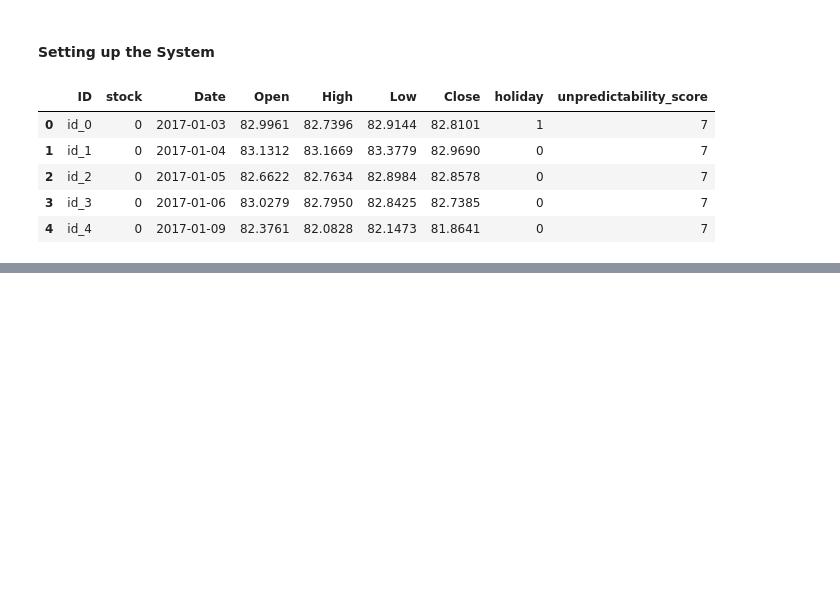
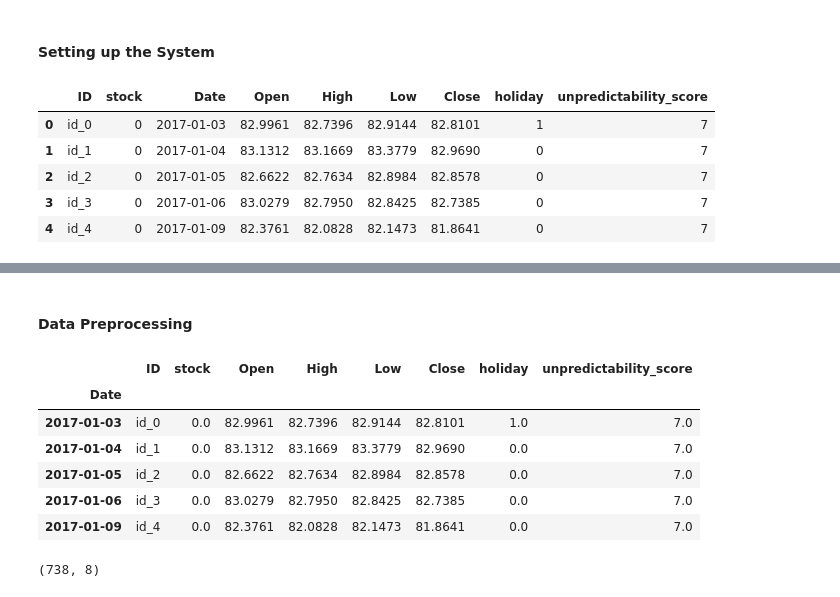
Before and after one commit to NishanD21/ARIMAX-time-series-model-on-stock-prices, a Jupyter notebook: arimax_analysis.ipynb, the cells around one changed output, grey strips where cells are left out. Drawn from its saved outputs; the diff is of its cells as text; code cells hidden in the pictures; blank space fills up the shorter version.

```diff
--- a/arimax_analysis.ipynb
+++ b/arimax_analysis.ipynb
@@ -35,0 +149,22 @@ df.head()
+# %% [markdown]
+#### Data Preprocessing
+# %%
+# converting Date column to date_time format and setting it as the index
+
+df2['Date'] = pd.to_datetime(df2['Date'])
+df2 = df2.drop_duplicates(subset='Date', keep= 'first' )
+df2.set_index('Date', inplace=True)
+df2 = df2.asfreq('b')
+df2.head()
+# %% [output]
+|  | ID | stock | Open | High | Low | Close | holiday | unpredictability_score |
+| Date |  |  |  |  |  |  |  |  |
+| 2017-01-03 | id_0 | 0.0 | 82.9961 | 82.7396 | 82.9144 | 82.8101 | 1.0 | 7.0 |
+| 2017-01-04 | id_1 | 0.0 | 83.1312 | 83.1669 | 83.3779 | 82.9690 | 0.0 | 7.0 |
+| 2017-01-05 | id_2 | 0.0 | 82.6622 | 82.7634 | 82.8984 | 82.8578 | 0.0 | 7.0 |
+| 2017-01-06 | id_3 | 0.0 | 83.0279 | 82.7950 | 82.8425 | 82.7385 | 0.0 | 7.0 |
+| 2017-01-09 | id_4 | 0.0 | 82.3761 | 82.0828 | 82.1473 | 81.8641 | 0.0 | 7.0 |
+# %%
+df2.shape
+# %% [output]
+(738, 8)
```
Also changed, not shown: parts of 14 cells of this notebook.
